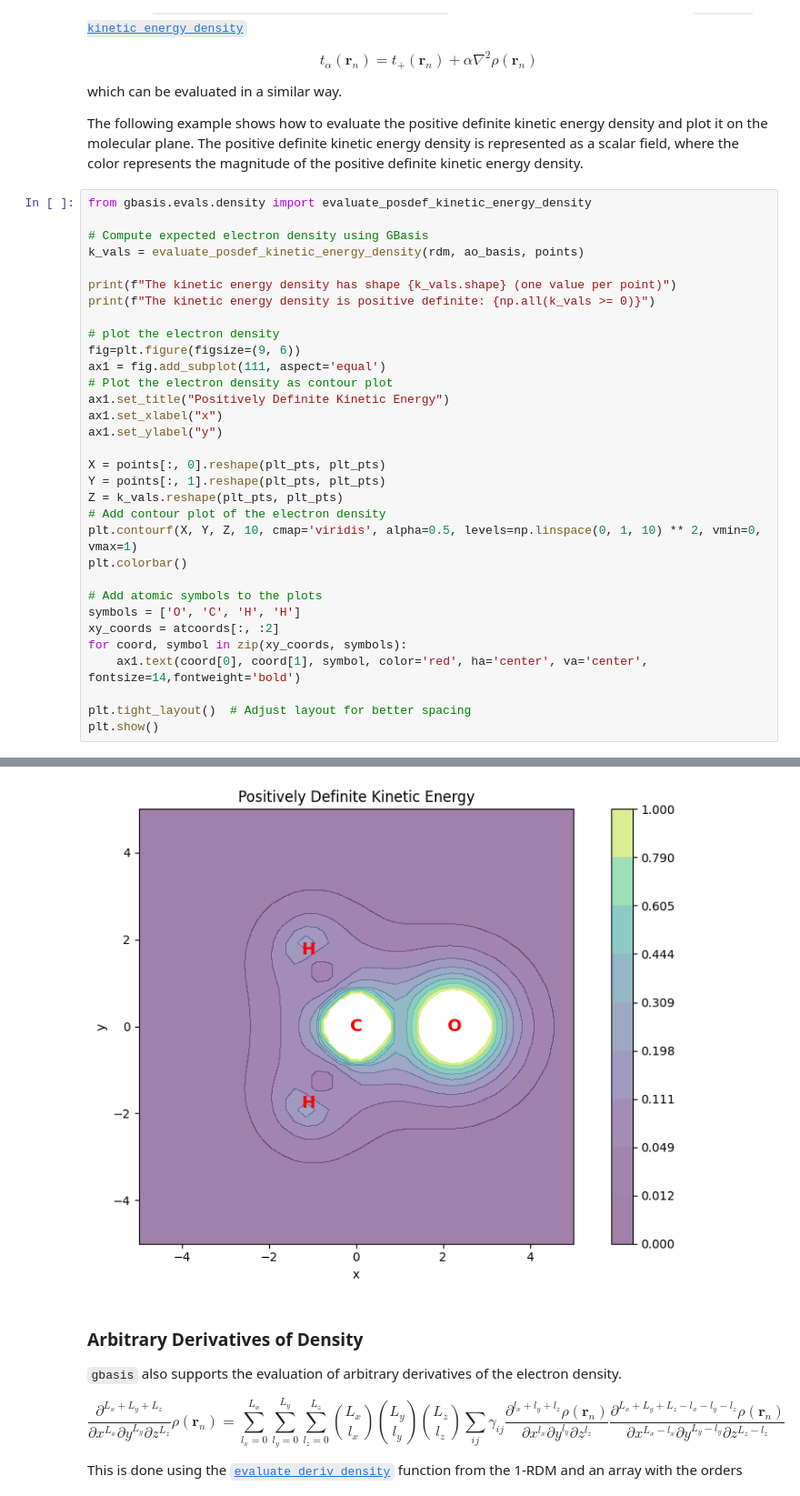
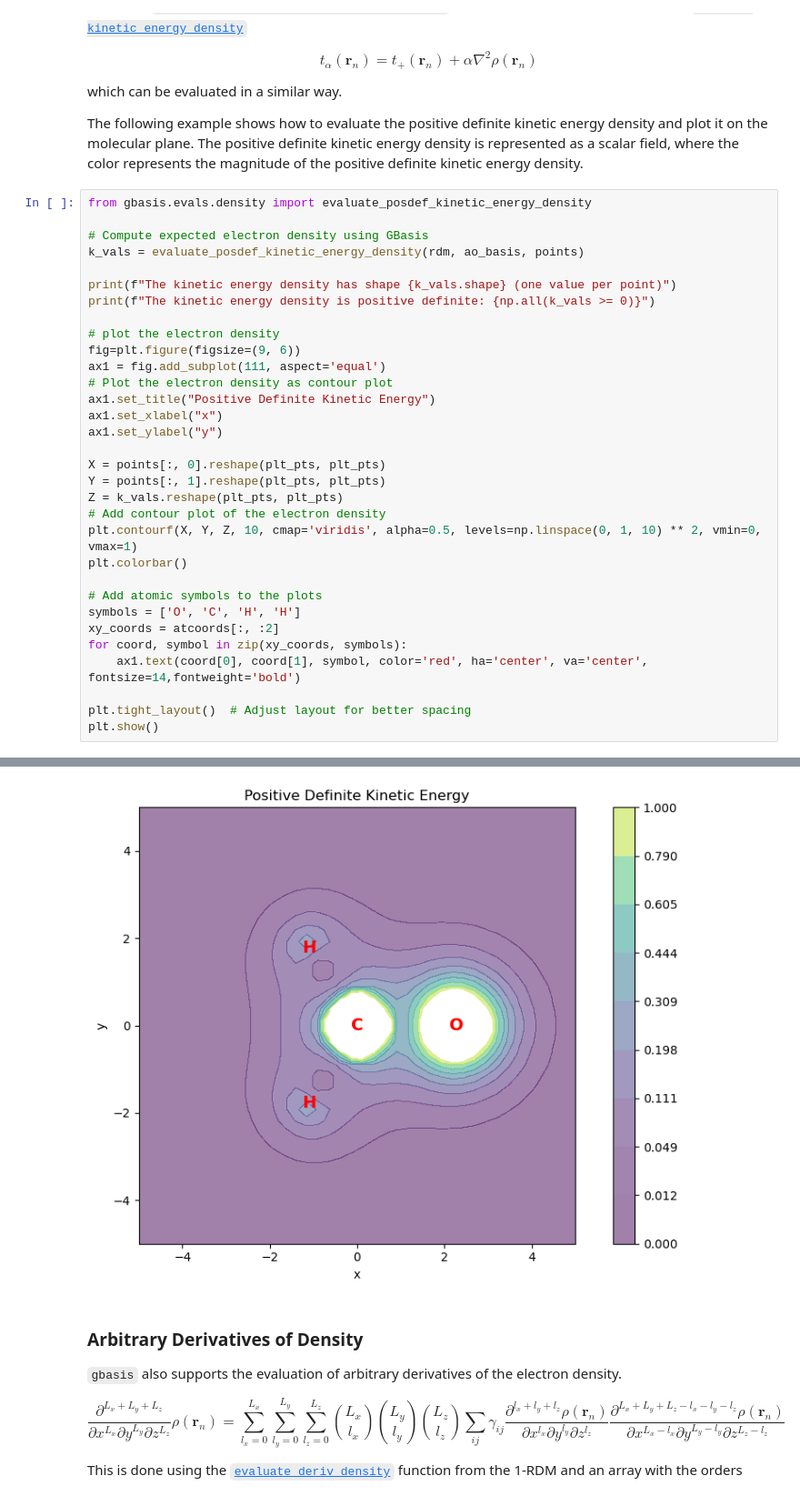
Before and after one commit to theochem/gbasis, a Jupyter notebook: notebooks/tutorial/Evaluations_electron_density.ipynb, the cells around one changed output, grey strips where cells are left out. Shown at 91% size. Cells and saved outputs as stored; diff of their text form.

```diff
--- a/notebooks/tutorial/Evaluations_electron_density.ipynb
+++ b/notebooks/tutorial/Evaluations_electron_density.ipynb
@@ -311,35 +311,35 @@ from gbasis.evals.density import evaluate_posdef_kinetic_energy_density
 k_vals = evaluate_posdef_kinetic_energy_density(rdm, ao_basis, points)
 
 print(f"The kinetic energy density has shape {k_vals.shape} (one value per point)")
 print(f"The kinetic energy density is positive definite: {np.all(k_vals >= 0)}")
 
 # plot the electron density
 fig=plt.figure(figsize=(9, 6))
 ax1 = fig.add_subplot(111, aspect='equal')
 # Plot the electron density as contour plot
-ax1.set_title("Positively Definite Kinetic Energy")
+ax1.set_title("Positive Definite Kinetic Energy")
 ax1.set_xlabel("x")
 ax1.set_ylabel("y")
 
 X = points[:, 0].reshape(plt_pts, plt_pts)
 Y = points[:, 1].reshape(plt_pts, plt_pts)
 Z = k_vals.reshape(plt_pts, plt_pts)
 # Add contour plot of the electron density
 plt.contourf(X, Y, Z, 10, cmap='viridis', alpha=0.5, levels=np.linspace(0, 1, 10) ** 2, vmin=0, vmax=1)
 plt.colorbar()
 
 # Add atomic symbols to the plots
 symbols = ['O', 'C', 'H', 'H']
 xy_coords = atcoords[:, :2]
 for coord, symbol in zip(xy_coords, symbols):
     ax1.text(coord[0], coord[1], symbol, color='red', ha='center', va='center', fontsize=14,fontweight='bold')
 
 plt.tight_layout()  # Adjust layout for better spacing
 plt.show()
 # %% [output]
 The kinetic energy density has shape (1600,) (one value per point)
 The kinetic energy density is positive definite: True
-[figure, old version]
+[figure, new version]
 # %% [markdown]
 ### Arbitrary Derivatives of Density
 
```
Also changed, not shown: parts of 1 cell of this notebook, 2 other files.
